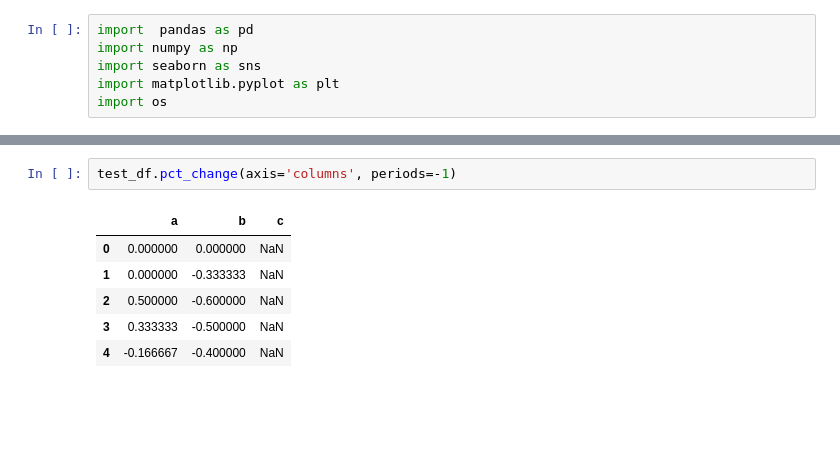
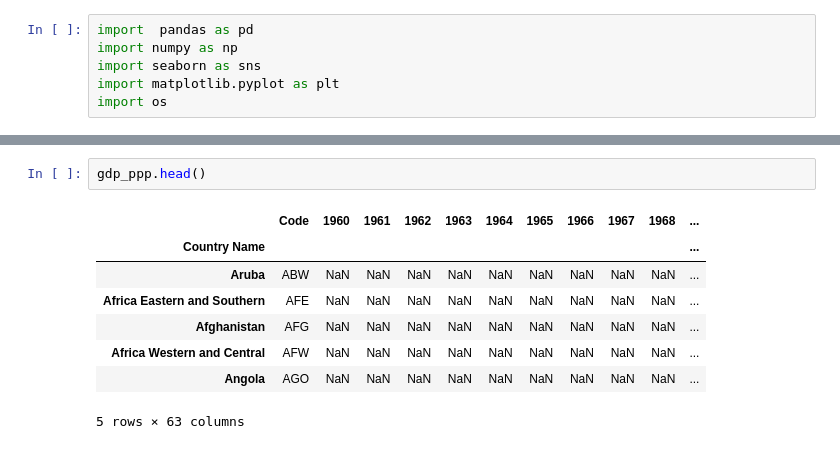
Before and after one commit to tasozgurcem11/world-gdp-data-mining, a Jupyter notebook: gdp_analysis.ipynb, the cells around one changed output, grey strips where cells are left out. Cells and saved outputs as stored; diff of their text form; blank space fills up the shorter version.

```diff
--- a/gdp_analysis.ipynb
+++ b/gdp_analysis.ipynb
@@ -62,9 +62,11 @@ test_df
-# %%
-test_df.pct_change(axis='columns', periods=-1)
-# %% [output]
-|  | a | b | c |
-| 0 | 0.000000 | 0.000000 | NaN |
-| 1 | 0.000000 | -0.333333 | NaN |
-| 2 | 0.500000 | -0.600000 | NaN |
-| 3 | 0.333333 | -0.500000 | NaN |
-| 4 | -0.166667 | -0.400000 | NaN |
+# %%
+gdp_ppp.head()
+# %% [output]
+|  | Code | 1960 | 1961 | 1962 | 1963 | 1964 | 1965 | 1966 | 1967 | 1968 | ... |
+| Country Name |  |  |  |  |  |  |  |  |  |  | ... |
+| Aruba | ABW | NaN | NaN | NaN | NaN | NaN | NaN | NaN | NaN | NaN | ... |
+| Africa Eastern and Southern | AFE | NaN | NaN | NaN | NaN | NaN | NaN | NaN | NaN | NaN | ... |
+| Afghanistan | AFG | NaN | NaN | NaN | NaN | NaN | NaN | NaN | NaN | NaN | ... |
+| Africa Western and Central | AFW | NaN | NaN | NaN | NaN | NaN | NaN | NaN | NaN | NaN | ... |
+| Angola | AGO | NaN | NaN | NaN | NaN | NaN | NaN | NaN | NaN | NaN | ... |
+5 rows × 63 columns
```
Also changed, not shown: parts of 11 cells of this notebook.
